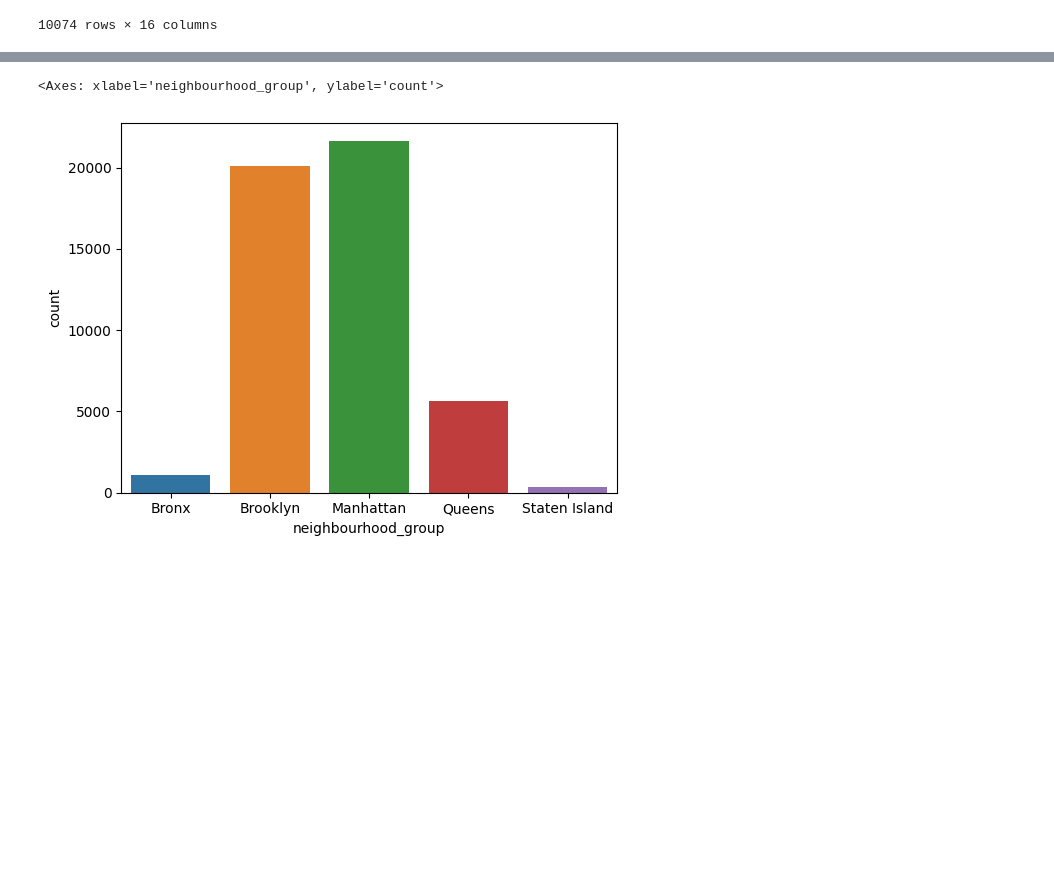
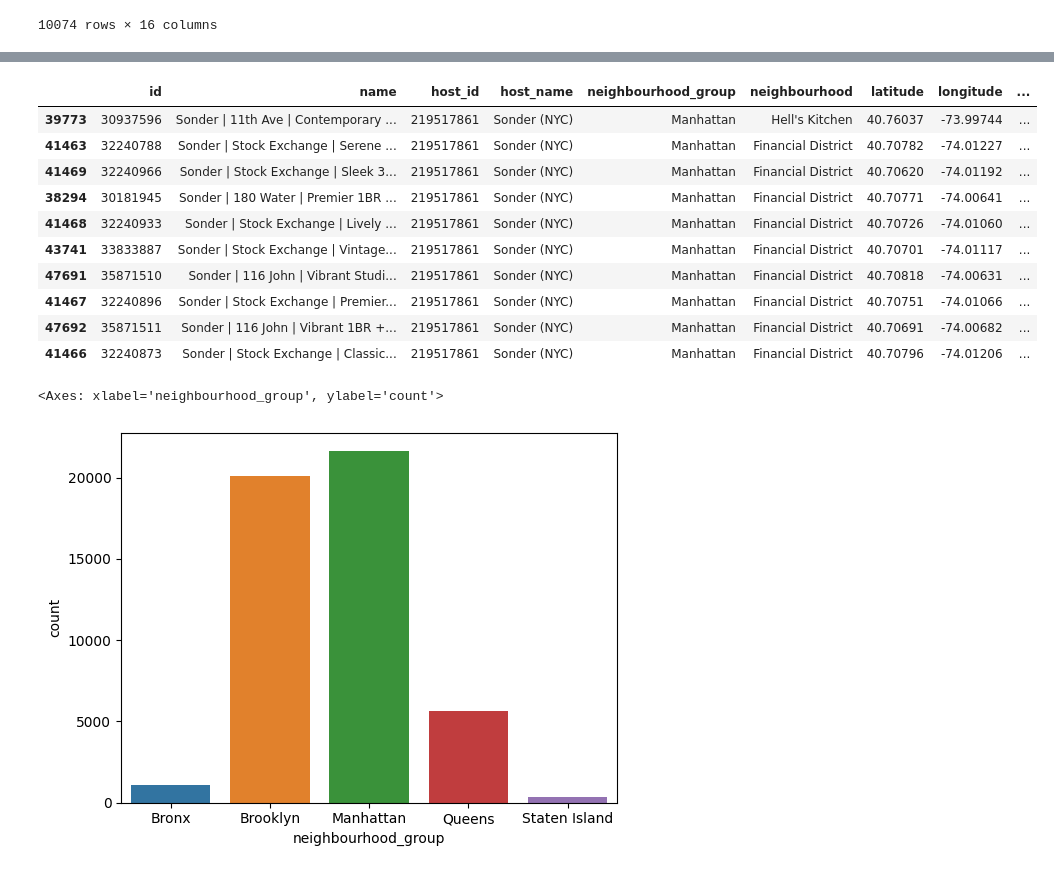
Before and after one commit to Shweta-singh-davv/python-data-science, a Jupyter notebook: Airbnb_Bookings_Analysis.ipynb, the cells around one changed output, grey strips where cells are left out. Saved outputs shown, nothing was run; the diff lists cells and outputs as text; code cells hidden in the pictures; blank space fills up the shorter version.

```diff
--- a/Airbnb_Bookings_Analysis.ipynb
+++ b/Airbnb_Bookings_Analysis.ipynb
@@ -248,3 +260,19 @@ airbnb_null
+# %%
+# similarly, top hosts with most calculated host listings count
+airbnb.groupby(['host_name','neighbourhood_group'])['calculated_host_listings_count'].max().reset_index()
+airbnb.sort_values(by='calculated_host_listings_count', ascending=False).head(10)
+# %% [output]
+|  | id | name | host_id | host_name | neighbourhood_group | neighbourhood | latitude | longitude | ... |
+| 39773 | 30937596 | Sonder | 11th Ave | Contemporary ... | 219517861 | Sonder (NYC) | Manhattan | Hell's Kitchen | 40.76037 | -73.99744 | ... |
+| 41463 | 32240788 | Sonder | Stock Exchange | Serene ... | 219517861 | Sonder (NYC) | Manhattan | Financial District | 40.70782 | -74.01227 | ... |
+| 41469 | 32240966 | Sonder | Stock Exchange | Sleek 3... | 219517861 | Sonder (NYC) | Manhattan | Financial District | 40.70620 | -74.01192 | ... |
+| 38294 | 30181945 | Sonder | 180 Water | Premier 1BR ... | 219517861 | Sonder (NYC) | Manhattan | Financial District | 40.70771 | -74.00641 | ... |
+| 41468 | 32240933 | Sonder | Stock Exchange | Lively ... | 219517861 | Sonder (NYC) | Manhattan | Financial District | 40.70726 | -74.01060 | ... |
+| 43741 | 33833887 | Sonder | Stock Exchange | Vintage... | 219517861 | Sonder (NYC) | Manhattan | Financial District | 40.70701 | -74.01117 | ... |
+| 47691 | 35871510 | Sonder | 116 John | Vibrant Studi... | 219517861 | Sonder (NYC) | Manhattan | Financial District | 40.70818 | -74.00631 | ... |
+| 41467 | 32240896 | Sonder | Stock Exchange | Premier... | 219517861 | Sonder (NYC) | Manhattan | Financial District | 40.70751 | -74.01066 | ... |
+| 47692 | 35871511 | Sonder | 116 John | Vibrant 1BR +... | 219517861 | Sonder (NYC) | Manhattan | Financial District | 40.70691 | -74.00682 | ... |
+| 41466 | 32240873 | Sonder | Stock Exchange | Classic... | 219517861 | Sonder (NYC) | Manhattan | Financial District | 40.70796 | -74.01206 | ... |
 # %%
 # Let's begin our analysis
 # plotting to see most popular locality for the bookings
```
Also changed, not shown: parts of 2 cells of this notebook.
